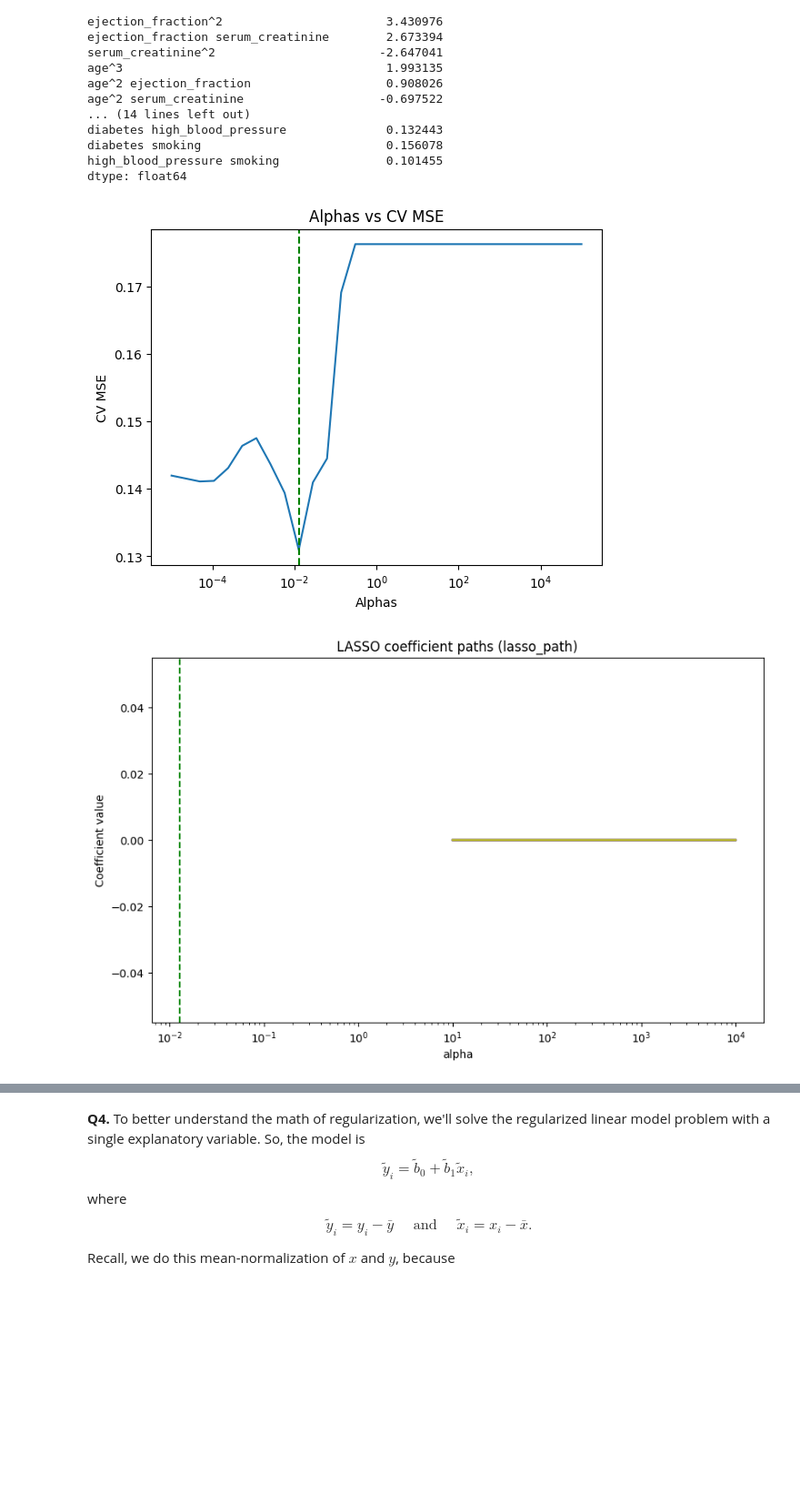
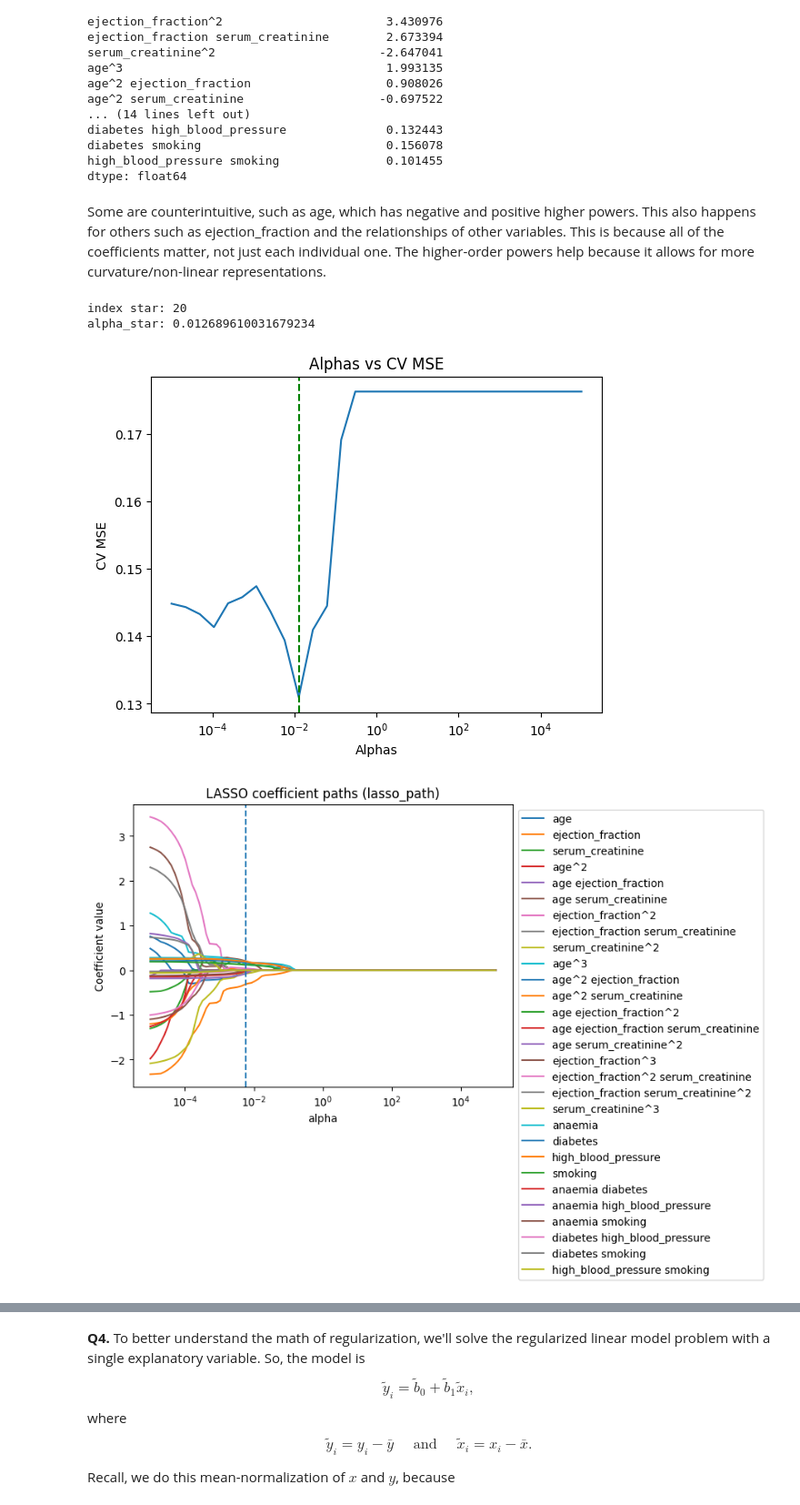
Before and after one commit to EmmyB47/undergrad_ml_assignments, a Jupyter notebook: 04_assignment_regularization.ipynb, the cells around one changed output, grey strips where cells are left out. Shown at 91% size. Drawn from its saved outputs; the diff is of its cells as text; code cells hidden in the pictures; blank space fills up the shorter version.

```diff
--- a/04_assignment_regularization.ipynb
+++ b/04_assignment_regularization.ipynb
@@ -297,15 +315,23 @@ diabetes high_blood_pressure              0.132443
 diabetes smoking                          0.156078
 high_blood_pressure smoking               0.101455
 dtype: float64
+# %% [markdown]
+Some are counterintuitive, such as age, which has negative and positive higher powers. This also happens for others such as ejection_fraction and the relationships of other variables. This is because all of the coefficients matter, not just each individual one. The higher-order powers help because it allows for more curvature/non-linear representations.
 # %%
 # 3.3
 
 alphas_3 = np.logspace(-5,5,30)
-model_33 = LassoCV(alphas=alphas_3, cv = 20, random_state = 100, max_iter = 1000)
+model_33 = LassoCV(alphas=alphas_3, cv = 20, random_state = 100, max_iter=50000)
 model_33 = model_33.fit(X_concat, y)
 
 index_star = np.argmin( np.median(model_33.mse_path_,axis=1) )
 alpha_star = model_33.alphas_[index_star]
+
+print("index star:", index_star)
+print("alpha_star:", alpha_star)
+# %% [output]
+index star: 20
+alpha_star: 0.012689610031679234
 # %%
 # 3.4
 
@@ -318,26 +344,25 @@ plt.ylabel('CV MSE')
 plt.title('Alphas vs CV MSE')
 plt.show()
 # %% [output]
-[figure, old version]
+[figure, new version]
 # %%
 # 3.5
 
 from sklearn.linear_model import lasso_path
 
-alpha, coef_path, _ = lasso_path(X_concat, y, alphas=alphas)
+alphas_path, coefs_path, _ = lasso_path(X_concat, y, alphas=np.logspace(5, -5, 100), max_iter=100000)
 
-coef_path = coef_path.T
+plt.figure()
+for i in range(coefs_path.shape[0]):
+    plt.semilogx(alphas_path, coefs_path[i], label=feature_names[i])
 
-plt.figure(figsize=(10,6))
-for i in range(coef_path.shape[1]):
-    plt.plot(alpha, coef_path[:, i], label=feature_names[i])
 
-plt.axvline(x=alpha_star, color='green', linestyle='--',
-            linewidth=1.5)
 plt.xscale("log")
 plt.xlabel("alpha")
 plt.ylabel("Coefficient value")
 plt.title("LASSO coefficient paths (lasso_path)")
+plt.axvline(model_33.alpha_, linestyle='--')
+plt.legend(bbox_to_anchor = (1,1))
 plt.show()
 # %% [output]
-[figure, old version]
+[figure, new version]
```
Also changed, not shown: parts of 8 cells of this notebook.
